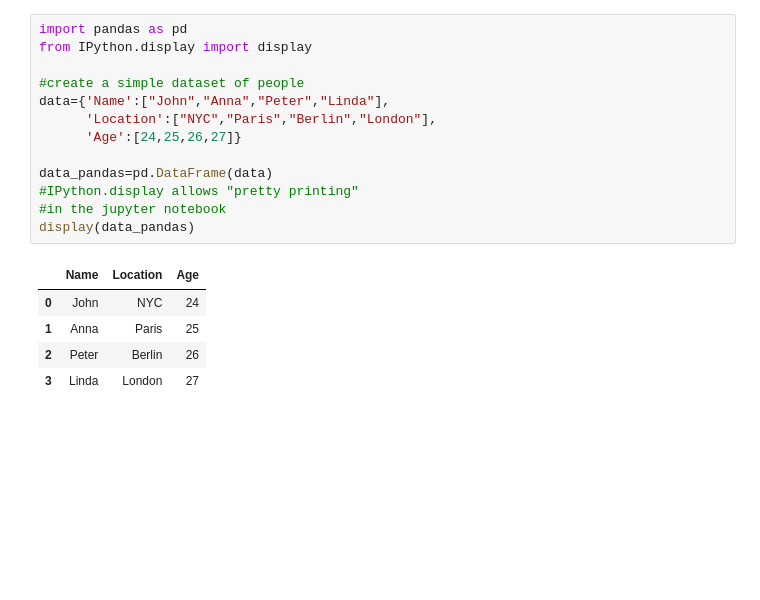
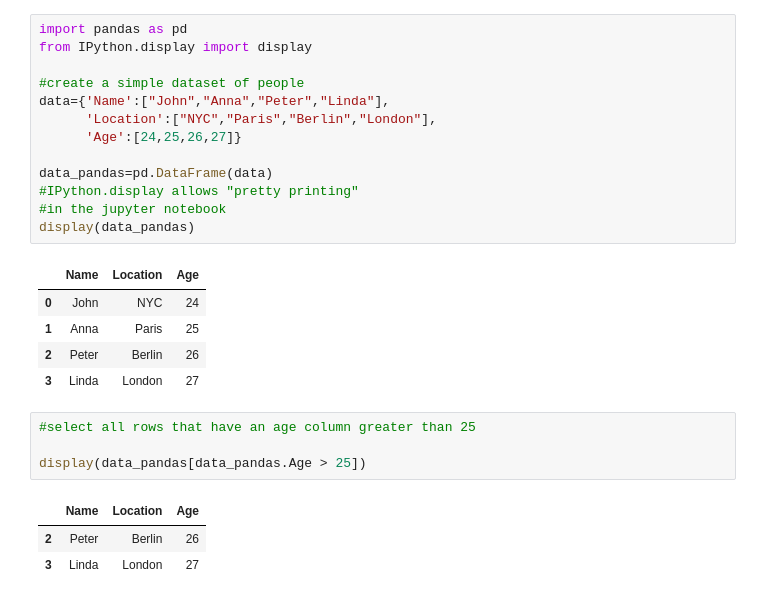
Before and after one commit to SkyCapSnotty/Machine-Learning, a Jupyter notebook: MLP/mlbasics.ipynb, the cells around one changed output. Drawn from its saved outputs; the diff is of its cells as text; blank space fills up the shorter version.

```diff
--- a/MLP/mlbasics.ipynb
+++ b/MLP/mlbasics.ipynb
@@ -83,3 +83,11 @@ display(data_pandas)
 | 1 | Anna | Paris | 25 |
 | 2 | Peter | Berlin | 26 |
 | 3 | Linda | London | 27 |
+# %%
+#select all rows that have an age column greater than 25
+
+display(data_pandas[data_pandas.Age > 25])
+# %% [output]
+|  | Name | Location | Age |
+| 2 | Peter | Berlin | 26 |
+| 3 | Linda | London | 27 |
```
